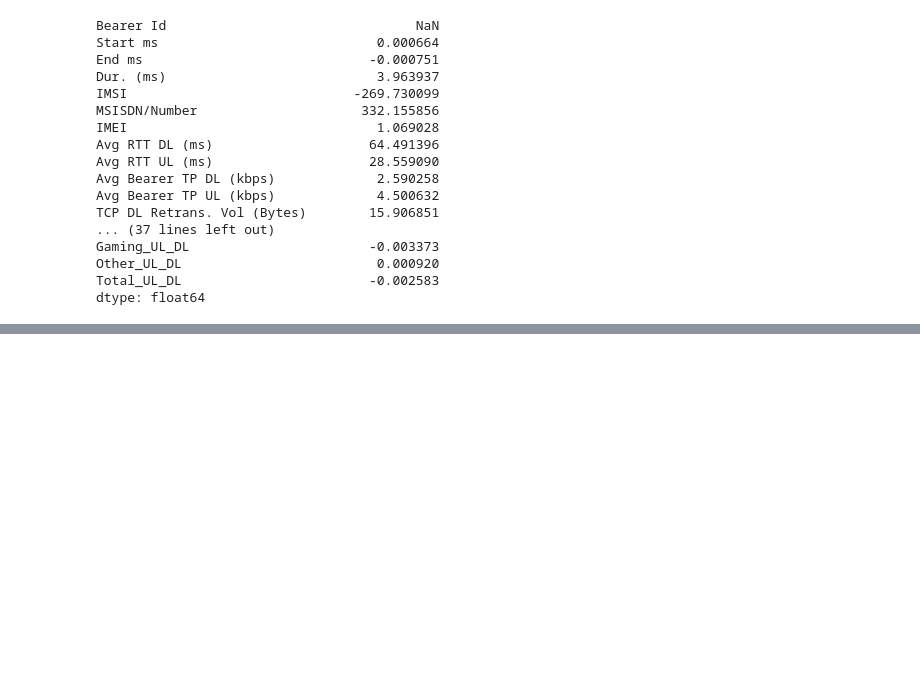
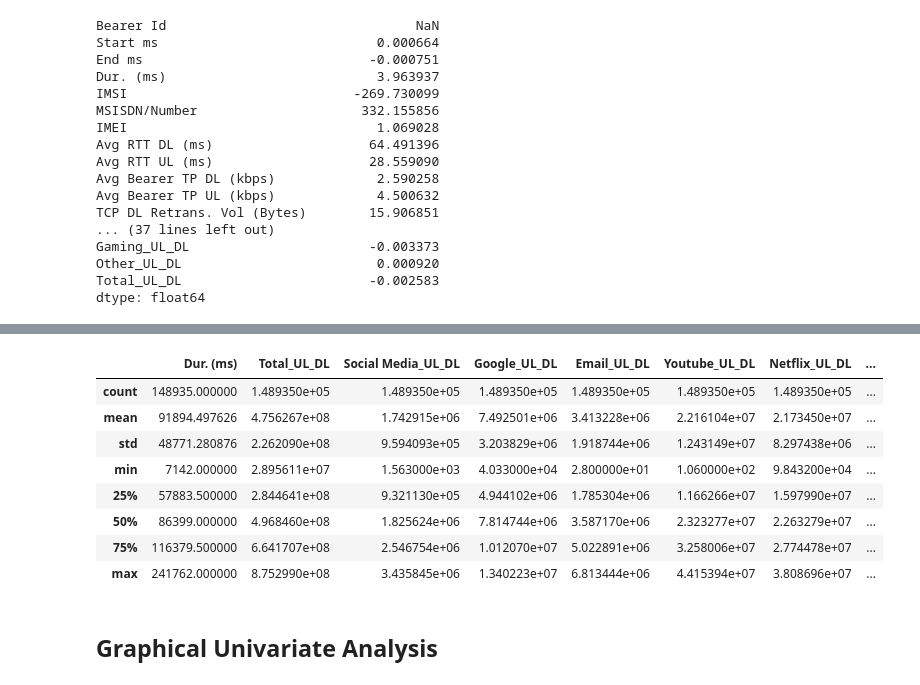
Before and after one commit to eyerus21/10Academy-week-1-challenge, a Jupyter notebook: notebooks/_.ipynb, the cells around one changed output, grey strips where cells are left out. Drawn from its saved outputs; the diff is of its cells as text; code cells hidden in the pictures; blank space fills up the shorter version.

```diff
--- a/notebooks/_.ipynb
+++ b/notebooks/_.ipynb
@@ -458,0 +482,2 @@ df['Social Media_UL_DL'] = fix_missing_mode(df, 'Social Media_UL_DL')
+# %%
+quantity = ['MSISDN/Number','Dur. (ms)','Total_UL_DL','Social Media_UL_DL','Google_UL_DL','Email_UL_DL','Youtube_UL_DL','Netflix_UL_DL','Gaming_UL_DL','Other_UL_DL']
@@ -458,0 +538,14 @@ df['Social Media_UL_DL'] = fix_missing_mode(df, 'Social Media_UL_DL')
+# %%
+df_quantity.describe()
+# %% [output]
+|  | Dur. (ms) | Total_UL_DL | Social Media_UL_DL | Google_UL_DL | Email_UL_DL | Youtube_UL_DL | Netflix_UL_DL | ... |
+| count | 148935.000000 | 1.489350e+05 | 1.489350e+05 | 1.489350e+05 | 1.489350e+05 | 1.489350e+05 | 1.489350e+05 | ... |
+| mean | 91894.497626 | 4.756267e+08 | 1.742915e+06 | 7.492501e+06 | 3.413228e+06 | 2.216104e+07 | 2.173450e+07 | ... |
+| std | 48771.280876 | 2.262090e+08 | 9.594093e+05 | 3.203829e+06 | 1.918744e+06 | 1.243149e+07 | 8.297438e+06 | ... |
+| min | 7142.000000 | 2.895611e+07 | 1.563000e+03 | 4.033000e+04 | 2.800000e+01 | 1.060000e+02 | 9.843200e+04 | ... |
+| 25% | 57883.500000 | 2.844641e+08 | 9.321130e+05 | 4.944102e+06 | 1.785304e+06 | 1.166266e+07 | 1.597990e+07 | ... |
+| 50% | 86399.000000 | 4.968460e+08 | 1.825624e+06 | 7.814744e+06 | 3.587170e+06 | 2.323277e+07 | 2.263279e+07 | ... |
+| 75% | 116379.500000 | 6.641707e+08 | 2.546754e+06 | 1.012070e+07 | 5.022891e+06 | 3.258006e+07 | 2.774478e+07 | ... |
+| max | 241762.000000 | 8.752990e+08 | 3.435845e+06 | 1.340223e+07 | 6.813444e+06 | 4.415394e+07 | 3.808696e+07 | ... |
+# %% [markdown]
+## Graphical Univariate Analysis
```
Also changed, not shown: parts of 15 cells of this notebook, 1 other file.
